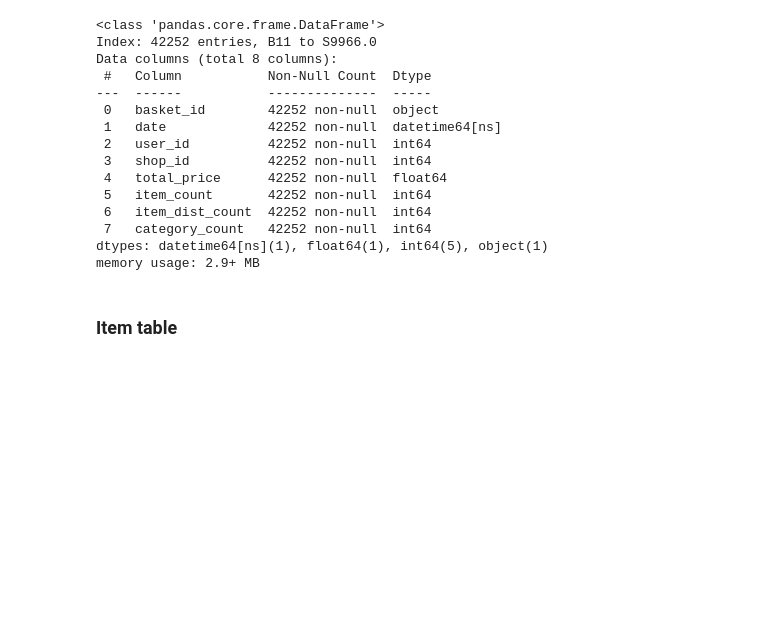
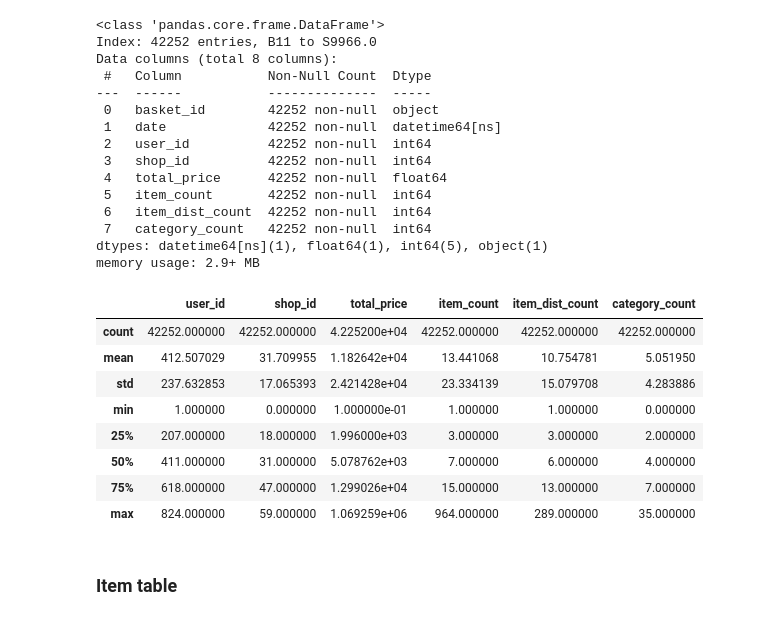
Before and after one commit to frankpietro/dm-project, a Jupyter notebook: dm.ipynb, the cells around one changed output. Cells and saved outputs as stored; diff of their text form; code cells hidden in the pictures; blank space fills up the shorter version.

```diff
--- a/dm.ipynb
+++ b/dm.ipynb
@@ -590,6 +593,18 @@ Data columns (total 8 columns):
  7   category_count   42252 non-null  int64
 dtypes: datetime64[ns](1), float64(1), int64(5), object(1)
 memory usage: 2.9+ MB
+# %%
+b_df.describe()
+# %% [output]
+|  | user_id | shop_id | total_price | item_count | item_dist_count | category_count |
+| count | 42252.000000 | 42252.000000 | 4.225200e+04 | 42252.000000 | 42252.000000 | 42252.000000 |
+| mean | 412.507029 | 31.709955 | 1.182642e+04 | 13.441068 | 10.754781 | 5.051950 |
+| std | 237.632853 | 17.065393 | 2.421428e+04 | 23.334139 | 15.079708 | 4.283886 |
+| min | 1.000000 | 0.000000 | 1.000000e-01 | 1.000000 | 1.000000 | 0.000000 |
+| 25% | 207.000000 | 18.000000 | 1.996000e+03 | 3.000000 | 3.000000 | 2.000000 |
+| 50% | 411.000000 | 31.000000 | 5.078762e+03 | 7.000000 | 6.000000 | 4.000000 |
+| 75% | 618.000000 | 47.000000 | 1.299026e+04 | 15.000000 | 13.000000 | 7.000000 |
+| max | 824.000000 | 59.000000 | 1.069259e+06 | 964.000000 | 289.000000 | 35.000000 |
 # %%
 # b_df[PSUM].sort_values().plot()
 # %%
```
Also changed, not shown: parts of 9 cells of this notebook.
